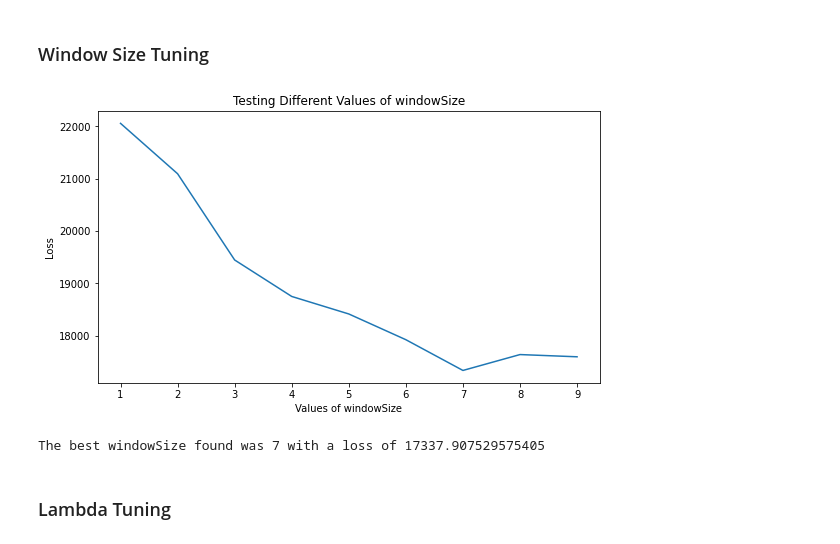
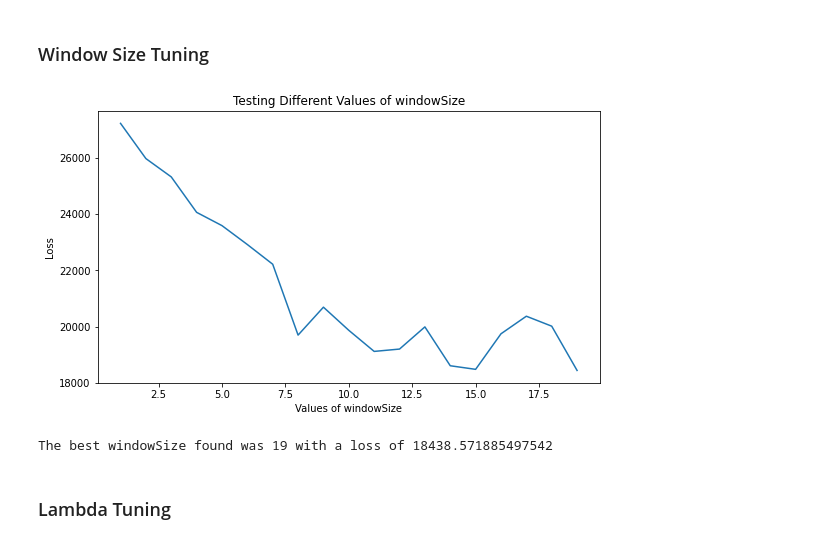
Before and after one commit to elleklinton/covid19, a Jupyter notebook: COVID-19.ipynb, the cells around one changed output. Drawn from its saved outputs; the diff is of its cells as text; code cells hidden in the pictures.

```diff
--- a/COVID-19.ipynb
+++ b/COVID-19.ipynb
@@ -354,11 +370,11 @@ def generateData(baseTable, trainCountries=[], valCountries=["Italy"], threshold
 # %% [markdown]
 I am also going to define functions to normalize the data. These functions will take the natural log of the data, so we can project the exponentially growing number of cases into a linear space that can be accurately modeled by a regression classifier:
 # %%
-def logSafe(data):
-    return np.log(np.clip(data, 1e-15, 1))
+def logSafe(data, base=np.e):
+    return np.log(np.clip(data, 1e-15, 1)) / np.log(base)
 
-def expSafe(data):
-    return np.exp(data)
+def expSafe(data, base=np.e):
+    return base ** data
 # %% [markdown]
 # 5. Calibrating Model To Predict Number of Cases In The United States <a class="anchor" id="5"></a>
 [Return to top](#top)
@@ -410,7 +426,7 @@ That is the loss (error) of our current model. MSE error means, on average, our
 Note: Since the earlier data is less predictable, and since I want to maximize the accuacy for the *latest* Coronavirus data to make predictions about the future, I am only going to test our model on the last `n` data observations.
 # %%
 def scoreParameters(baseTable=confirmed_cases_clean, country="United States of America",
-                    threshold=1, windowSize=15, lmb=1e-5, metric="mae", n=3):
+                    threshold=1, windowSize=15, lmb=1e-5, metric="mae", n=3, logBase=np.e):
     train_data, val_data = generateData(baseTable,
                               trainCountries=[],
                               valCountries=[country],
@@ -418,8 +434,8 @@ def scoreParameters(baseTable=confirmed_cases_clean, country="United States of A
                               windowSize=windowSize)
 #     print(train_data)
 
-    model = RidgeRegression(inputFunction = logSafe,
-                            outputFunction = lambda data: reverseNormalize(expSafe(data),
+    model = RidgeRegression(inputFunction = lambda data: logSafe(data, logBase),
+                            outputFunction = lambda data: reverseNormalize(expSafe(data, logBase),
                                                                            world_pop_clean,
                                                                            country))
     model.train(train_data, lmb=lmb)
@@ -427,16 +443,17 @@ def scoreParameters(baseTable=confirmed_cases_clean, country="United States of A
 # %% [markdown]
 Since I am optimizing 3 hyperparameters (`threshold`, `windowSize`, and `lambda`), I am going to optimize each parameter, one at a time, whilst holding the others constant. First, let's create a function to help us visualize the loss for each hyperparameter value:
 # %%
-def visualize(values_tested, losses, param):
+def visualize(values_tested, losses, param, xLog=False):
     plt.plot(values_tested, losses, label="Loss")
     plt.xlabel(f"Values of {param}")
     plt.ylabel(f"Loss")
+    if xLog: plt.xscale("log")
     plt.title(f"Testing Different Values of {param}")
     plt.show()
 # %% [markdown]
 ### Threshold Tuning <a class="anchor" id="5b"></a>
 # %%
-thresholds_to_test = list(np.linspace(1, 100, 10))
+thresholds_to_test = list(np.linspace(80, 150, 30))
 threshold_losses = []
 for t in thresholds_to_test:
     threshold_loss = scoreParameters(threshold=t, lmb=0)
@@ -450,20 +470,20 @@ print(f"The best threshold found was {best_threshold_cases} with a loss of {thre
 # %% [markdown]
 ### Window Size Tuning <a class="anchor" id="5c"></a>
 # %%
-windowSizes_to_test = list(range(1,10))
+windowSizes_to_test = list(range(1,20))
 windowSize_losses = []
 for w in windowSizes_to_test:
     windowSize_loss = scoreParameters(threshold=best_threshold_cases, windowSize=w, lmb=0)
     windowSize_losses.append(windowSize_loss)
 
 best_windowSize_i = np.argmin(windowSize_losses)
 best_windowSize_cases = windowSizes_to_test[best_windowSize_i]
 visualize(windowSizes_to_test, windowSize_losses, "windowSize")
 
 print(f"The best windowSize found was {best_windowSize_cases} with a loss of {windowSize_losses[best_windowSize_i]}")
 # %% [output]
-[figure, old version]
+[figure, new version]
-The best windowSize found was 7 with a loss of 17337.907529575405
+The best windowSize found was 19 with a loss of 18438.571885497542
 # %% [markdown]
 ### Lambda Tuning <a class="anchor" id="5d"></a>
 # %%
```
Also changed, not shown: parts of 23 cells of this notebook.
